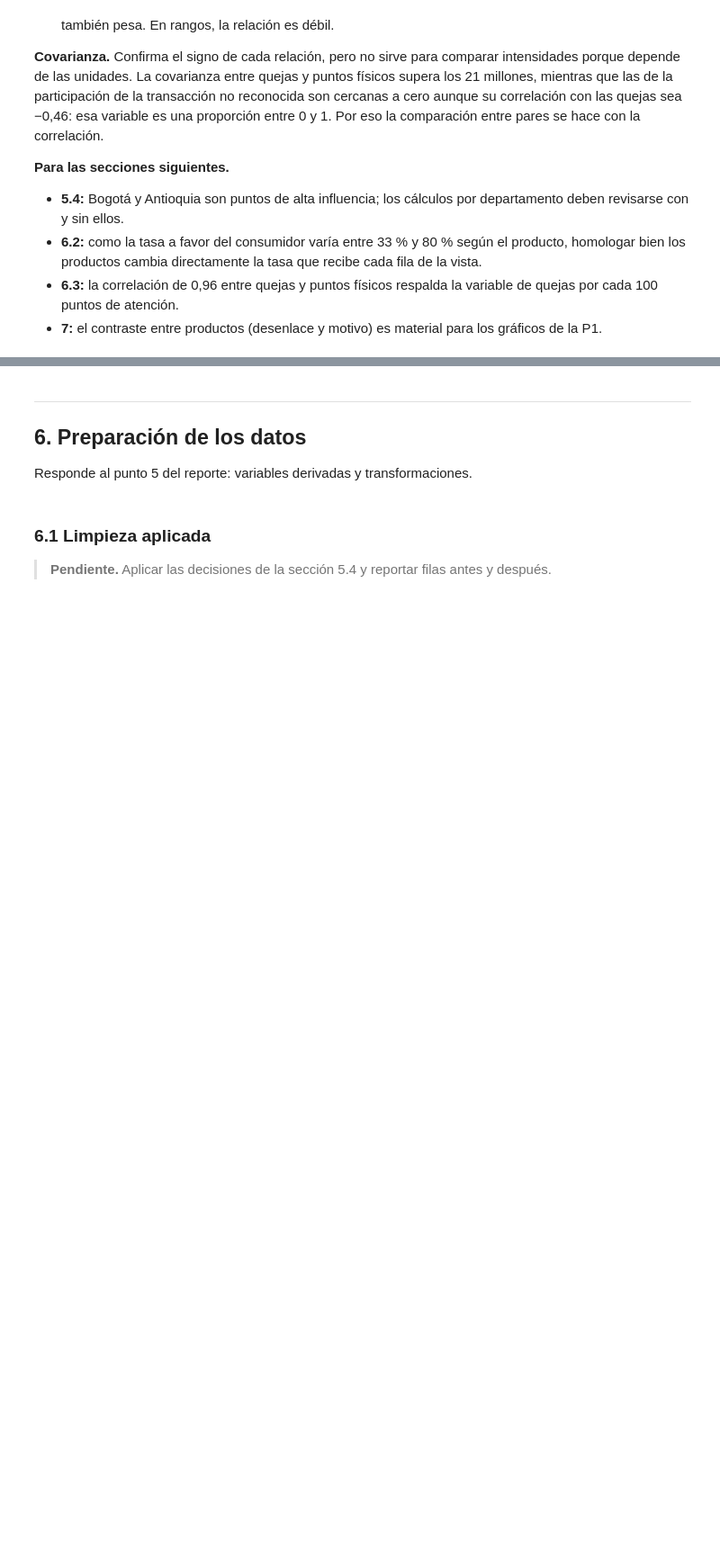
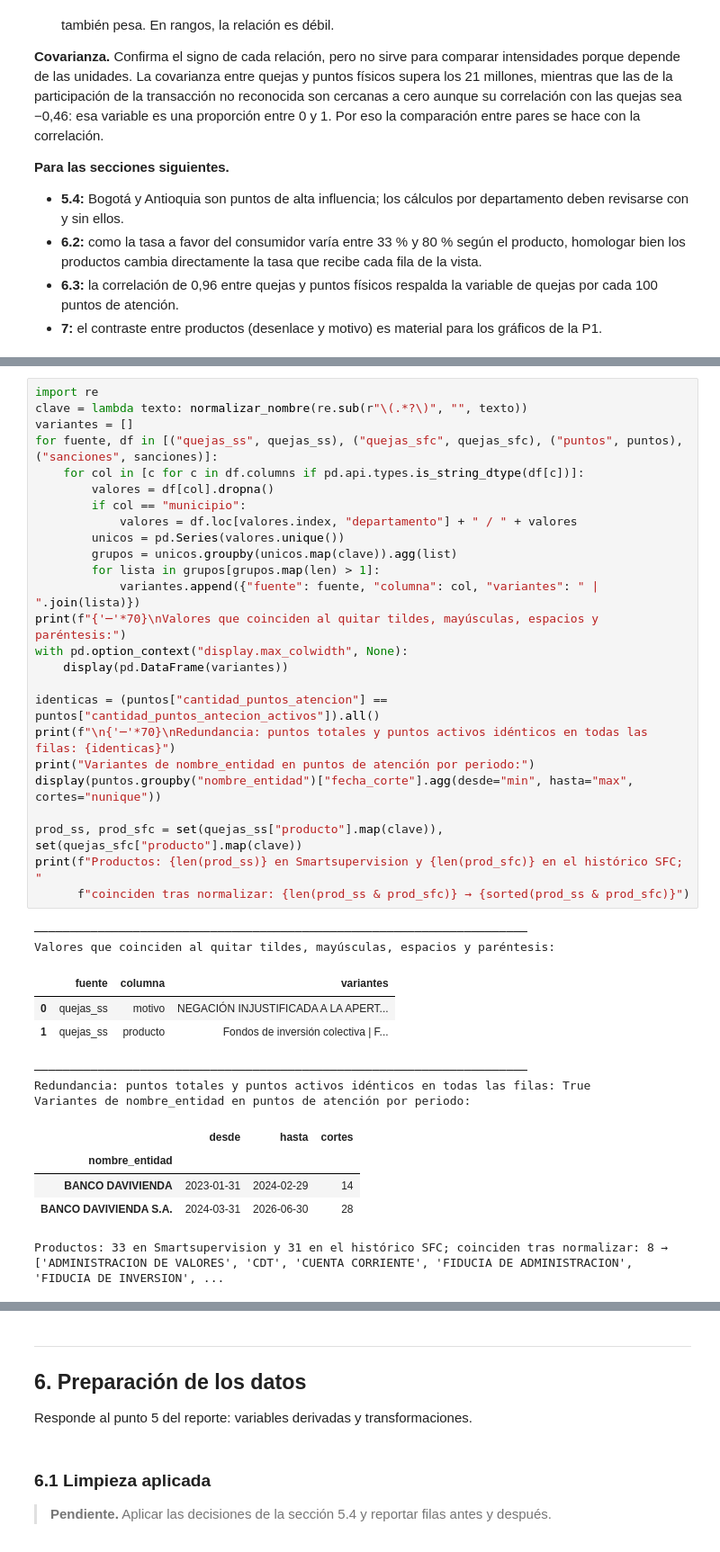
Before and after one commit to BautistaDavid/proyecto-final-gestion-datos, a Jupyter notebook: ProyectoFinal_DavidBautista_BelkyMayorga_FabianBecerra.ipynb, the cells around one changed output, grey strips where cells are left out. Shown at 90% size. Drawn from its saved outputs; the diff is of its cells as text; blank space fills up the shorter version.

```diff
--- a/ProyectoFinal_DavidBautista_BelkyMayorga_FabianBecerra.ipynb
+++ b/ProyectoFinal_DavidBautista_BelkyMayorga_FabianBecerra.ipynb
@@ -1444,0 +1533,39 @@ plt.show()
+# %%
+import re
+clave = lambda texto: normalizar_nombre(re.sub(r"\(.*?\)", "", texto))
+variantes = []
+for fuente, df in [("quejas_ss", quejas_ss), ("quejas_sfc", quejas_sfc), ("puntos", puntos), ("sanciones", sanciones)]:
+    for col in [c for c in df.columns if pd.api.types.is_string_dtype(df[c])]:
+        valores = df[col].dropna()
+        if col == "municipio":
+            valores = df.loc[valores.index, "departamento"] + " / " + valores
+        unicos = pd.Series(valores.unique())
+        grupos = unicos.groupby(unicos.map(clave)).agg(list)
+        for lista in grupos[grupos.map(len) > 1]:
+            variantes.append({"fuente": fuente, "columna": col, "variantes": " | ".join(lista)})
+print(f"{'─'*70}\nValores que coinciden al quitar tildes, mayúsculas, espacios y paréntesis:")
+with pd.option_context("display.max_colwidth", None):
+    display(pd.DataFrame(variantes))
+
+identicas = (puntos["cantidad_puntos_atencion"] == puntos["cantidad_puntos_antecion_activos"]).all()
+print(f"\n{'─'*70}\nRedundancia: puntos totales y puntos activos idénticos en todas las filas: {identicas}")
+print("Variantes de nombre_entidad en puntos de atención por periodo:")
+display(puntos.groupby("nombre_entidad")["fecha_corte"].agg(desde="min", hasta="max", cortes="nunique"))
+
+prod_ss, prod_sfc = set(quejas_ss["producto"].map(clave)), set(quejas_sfc["producto"].map(clave))
+print(f"Productos: {len(prod_ss)} en Smartsupervision y {len(prod_sfc)} en el histórico SFC; "
+      f"coinciden tras normalizar: {len(prod_ss & prod_sfc)} → {sorted(prod_ss & prod_sfc)}")
+# %% [output]
+──────────────────────────────────────────────────────────────────────
+Valores que coinciden al quitar tildes, mayúsculas, espacios y paréntesis:
+|  | fuente | columna | variantes |
+| 0 | quejas_ss | motivo | NEGACIÓN INJUSTIFICADA A LA APERT... |
+| 1 | quejas_ss | producto | Fondos de inversión colectiva | F... |
+──────────────────────────────────────────────────────────────────────
+Redundancia: puntos totales y puntos activos idénticos en todas las filas: True
+Variantes de nombre_entidad en puntos de atención por periodo:
+|  | desde | hasta | cortes |
+| nombre_entidad |  |  |  |
+| BANCO DAVIVIENDA | 2023-01-31 | 2024-02-29 | 14 |
+| BANCO DAVIVIENDA S.A. | 2024-03-31 | 2026-06-30 | 28 |
+Productos: 33 en Smartsupervision y 31 en el histórico SFC; coinciden tras normalizar: 8 → ['ADMINISTRACION DE VALORES', 'CDT', 'CUENTA CORRIENTE', 'FIDUCIA DE ADMINISTRACION', 'FIDUCIA DE INVERSION', ...
```
Also changed, not shown: parts of 6 cells of this notebook.
